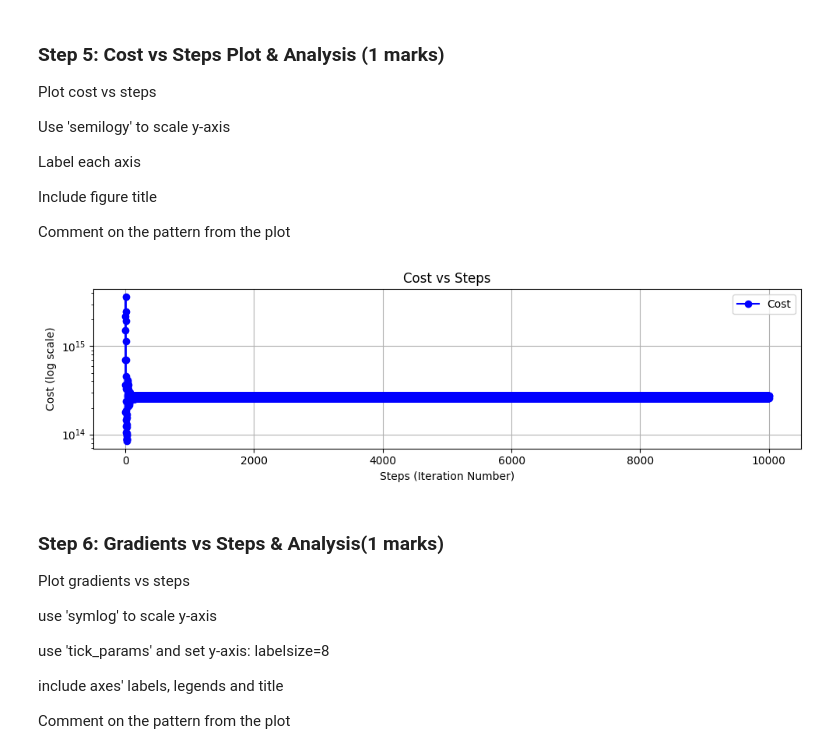
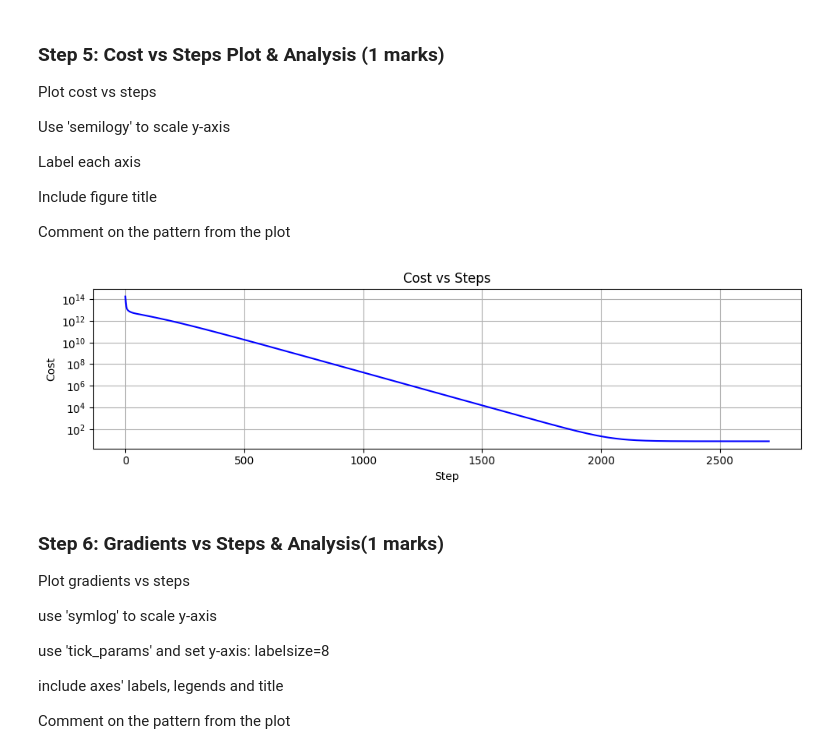
Before and after one commit to GlenaHussein/ENGG680_2025_Fall, a Jupyter notebook: Lab Assignment 2/Assignment2_upload.ipynb, the cells around one changed output. Saved outputs shown, nothing was run; the diff lists cells and outputs as text; code cells hidden in the pictures.

```diff
--- a/Lab Assignment 2/Assignment2_upload.ipynb
+++ b/Lab Assignment 2/Assignment2_upload.ipynb
@@ -605,17 +580,20 @@ Print:
 *   final cost value
 *   final gradient values
 # %%
-optimized_params = gradient_descent(pseudorange_noise, satellite_pos)
-optimized_pos = optimized_params[:3]
-optimized_cdT = optimized_params[3]
-final_position_error = optimized_pos - GroundTruth
-final_cost = cost_function(optimized_pos, optimized_cdT, satellite_pos, pseudorange_noise)
-final_grad = gradient(optimized_pos, optimized_cdT, satellite_pos, pseudorange_noise)
+arr_cost= []
+arr_grad= []
+arr_err=[]
+steps_count=0
+pseudo_range = pseudorange[:,1].astype(float)
+satellite_pos = sat_pos[:,1:]
+
+optimized_params = gradient_descent(pseudo_range, satellite_pos,learning_rate=0.01, max_iters=10000, tolerance=1e-5)
 
 # print the mentioned metrics
-print("Optimized Parameters:", optimized_params)
-print("Final position erros of receiver:", final_position_error)
-print("Number of steps taken for convergence:", steps_count)
-print("Final cost value:", final_cost)
-print("Final gradient values:", final_grad)
+print("Optimized parameters are: ", optimized_params)
+pos_err = optimized_params[:3] - GroundTruth
+print("Final position erros of receiver ar: ", pos_err)
+print("Number of steps taken is: ", steps_count)
+print("Final cost value is: ", arr_cost[steps_count-1])
+print("Final gradient values are: ", arr_grad[steps_count-1])
 # %% [output]
@@ -638,20 +618,19 @@ Comment on the pattern from the plot
 # %%
 fig , ax = plt.subplots(nrows=1,ncols=1, figsize=(10,3))
 # (0.5 marks)
-ax.semilogy(range(len(arr_cost)), arr_cost, marker='o', linestyle='-', color='b', label='Cost')
-
-ax.set_xlabel('Steps (Iteration Number)')
-ax.set_ylabel('Cost (log scale)')
-ax.set_title('Cost vs Steps')
-ax.legend()
+ax.semilogy(arr_cost,color='blue')
+ax.set_xlabel("Step")
+ax.set_ylabel("Cost")
+ax.set_title("Cost vs Steps")
 ax.grid(True)
 fig.tight_layout()
 plt.show()
 
 # Comment on the pattern (0.5 marks)
-# The plot shows a rapid decrease in cost at the beginning of the iterations. As the iterations continue the cost stabilizes near the minimum value which indicates convergence
+# As we can see, the cost is decreasing as gradient descent algorithm keeps going, meaning we are moving towards the optimal estimation.
+# At the end (around 2100 iterations) cost is decreasing slowly, meaning at the end (near convergence) gradient is approaching zero, parameters updates are very small.
 # %% [output]
-[figure, old version]
+[figure, new version]
 # %% [markdown]
 ### Step 6: Gradients vs Steps & Analysis(1 marks)
 Plot gradients vs steps
```
Also changed, not shown: parts of 26 cells of this notebook.
